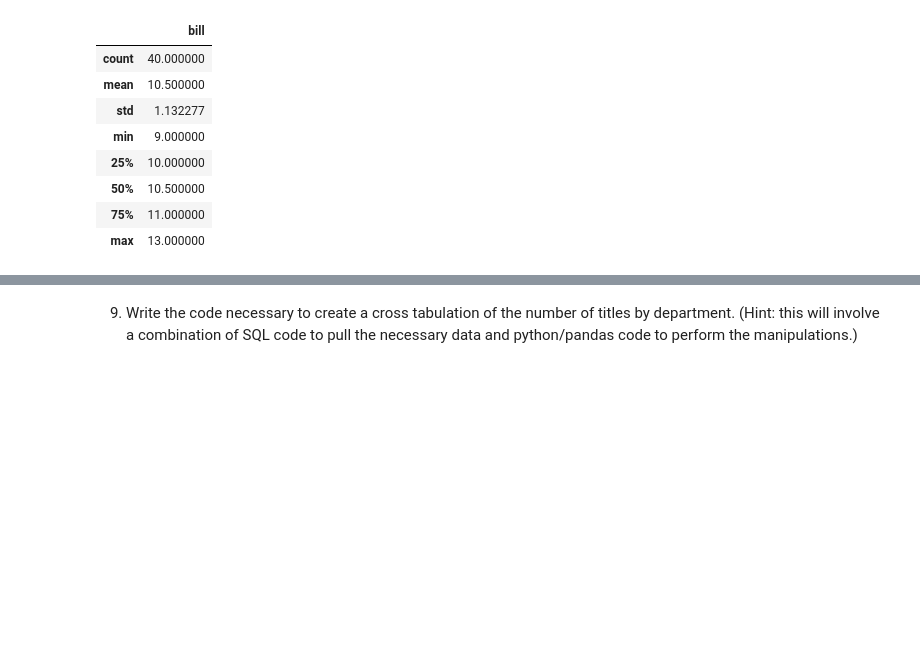
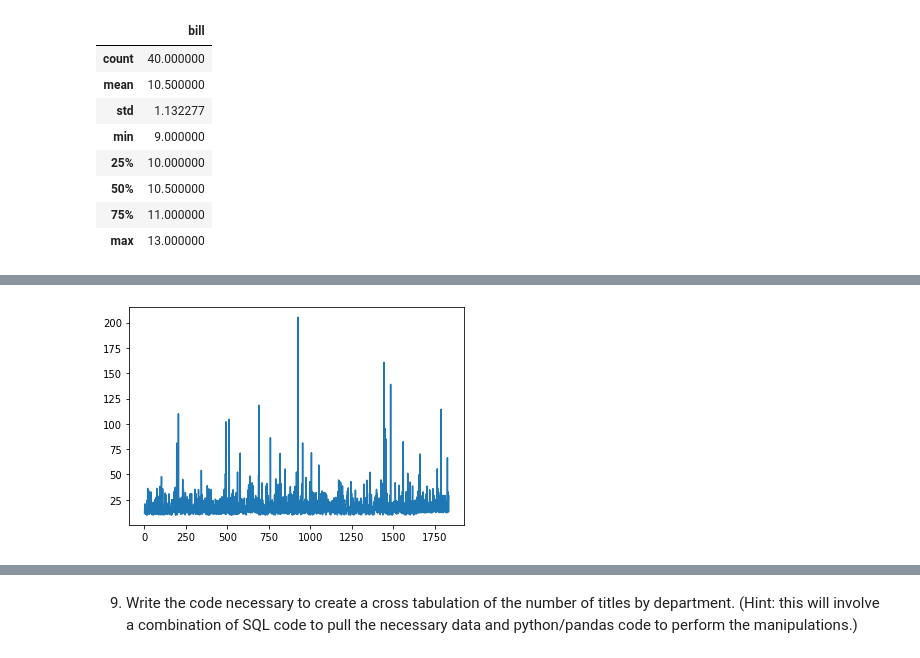
Before and after one commit to David-Howell/numpy-pandas-visualization-exercises, a Jupyter notebook: adv_df_3.ipynb, the cells around one changed output, grey strips where cells are left out. Drawn from its saved outputs; the diff is of its cells as text; code cells hidden in the pictures; blank space fills up the shorter version.

```diff
--- a/adv_df_3.ipynb
+++ b/adv_df_3.ipynb
@@ -390,0 +353,2 @@ Name: item_price_num, dtype: float64
+# %%
+order_price = chip.groupby(['order_id']).item_price_num.sum()
@@ -390,0 +385,5 @@ Name: item_price_num, dtype: float64
+# %%
+plt.plot(order_price)
+plt.show()
+# %% [output]
+[figure, added]
```
Also changed, not shown: parts of 65 cells of this notebook.
